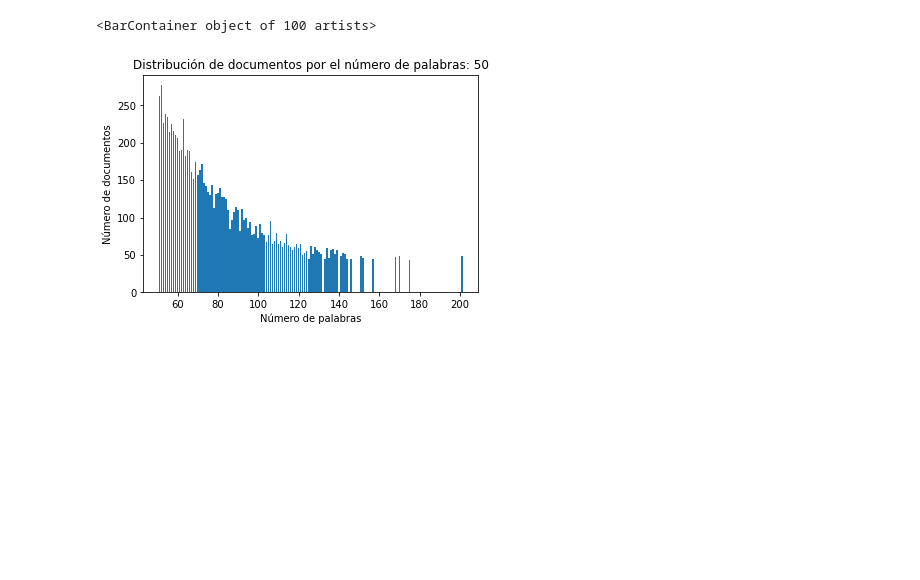
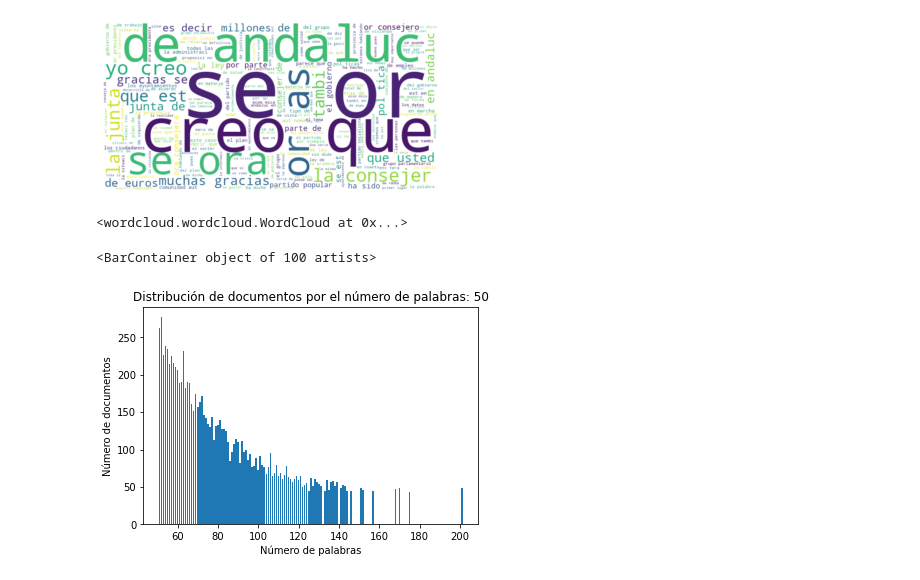
Before and after one commit to rojo1997/Authorship, a Jupyter notebook: src/Untitled.ipynb, the cells around one changed output. Saved outputs shown, nothing was run; the diff lists cells and outputs as text; code cells hidden in the pictures; blank space fills up the shorter version.

```diff
--- a/src/Untitled.ipynb
+++ b/src/Untitled.ipynb
@@ -42,6 +44,19 @@ despues:  (32060, 3)
 despues:  (23701, 4)
 Filtro sobre Dataset:  (23701, 4)
 LabelEncoder()
+# %%
+from nltk.corpus import stopwords
+from string import punctuation
+stop_words = stopwords.words("spanish") + list(punctuation)
+wordcloud = WordCloud(normalize_plurals = False,max_font_size=200, width = 800, height = 400, max_words=200, background_color="white", stopwords = stop_words).generate(' '.join(list(df['text'].head(5000).values)).lower())
+plt.figure()
+plt.imshow(wordcloud, interpolation="bilinear")
+plt.axis("off")
+plt.show()
+wordcloud.to_file('prueba.png')
+# %% [output]
+[figure, added]
+<wordcloud.wordcloud.WordCloud at 0x...>
 # %%
 A = df['nwords'].value_counts().head(100)
 x = A.index.values
```
Also changed, not shown: parts of 3 cells of this notebook, 16 other files.
